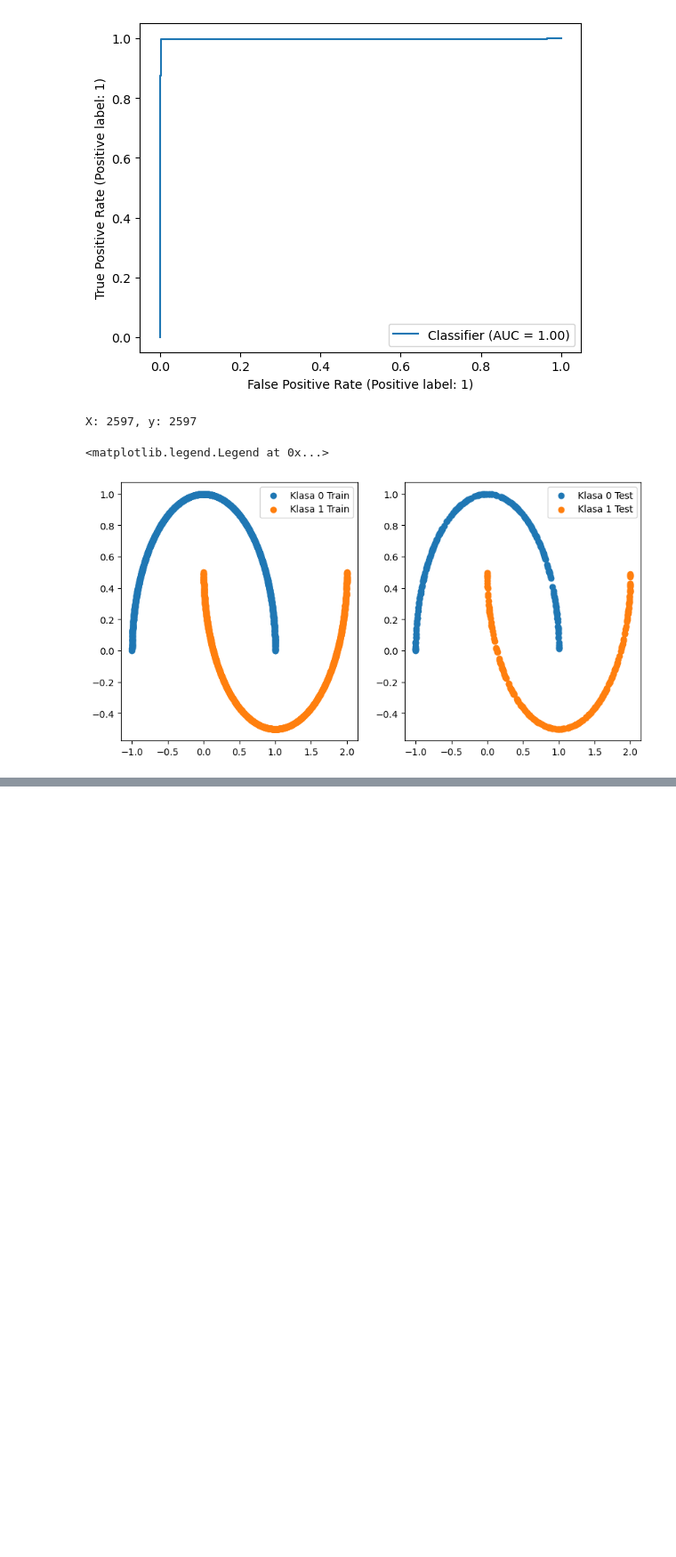
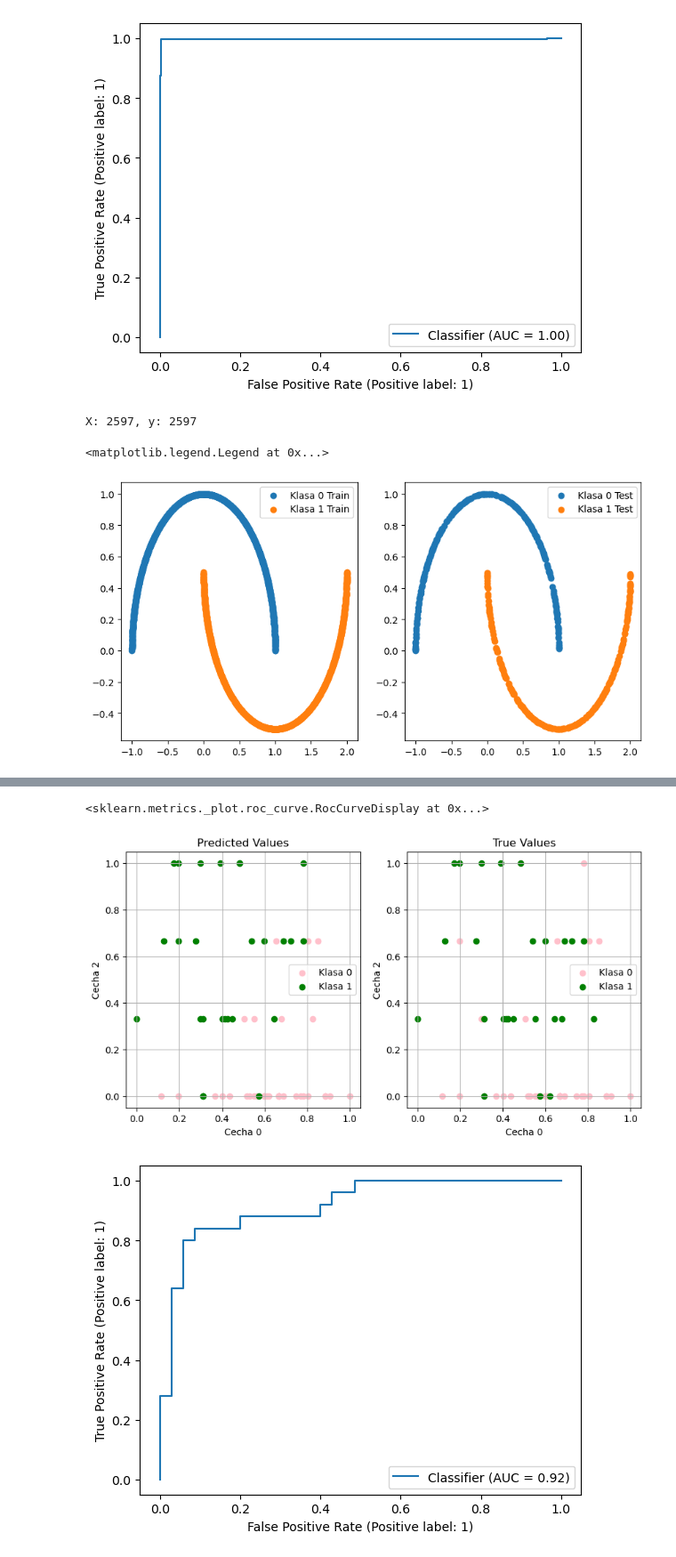
Before and after one commit to HaZhul/ML-models, a Jupyter notebook: PUM2/2_254397_Dominik_Pabiniak.ipynb, the cells around one changed output, grey strips where cells are left out. Shown at 89% size. Cells and saved outputs as stored; diff of their text form; code cells hidden in the pictures; blank space fills up the shorter version.

```diff
--- a/PUM2/2_254397_Dominik_Pabiniak.ipynb
+++ b/PUM2/2_254397_Dominik_Pabiniak.ipynb
@@ -532,0 +570,73 @@ Dokladnosc metody analitycznej: 55.0%
+# %%
+from sklearn.feature_selection import SequentialFeatureSelector
+start = time.time()
+X_SFS = np.array(heart_cleveland.iloc[:, :-1].values)
+y_SFS = np.array(heart_cleveland.iloc[:, -1].values)
+
+
+
+r3_classifier = RidgeClassifier(alpha=0.000001)
+selector = SequentialFeatureSelector(r3_classifier, n_features_to_select=4)
+selector.fit(X_SFS, y_SFS)
+chosen_features = np.array(selector.get_support())
+
+
+chosen_columns_2 = column_names2[chosen_features]
+X_chosen = np.array(heart_cleveland[chosen_columns_2].values)
+
+print(f'Wybrane kolumny sklearn: {chosen_columns_2}')
+print(f'Wybrane kolumny recznie: [thalach, oldpeak, ca, thal]')
+# thalach(0.42), oldpeak(0.5), ca(0.52), thal(0.51)
+
+
+X_train_SFS, X_test_SFS, y_train_SFS, y_test_SFS = train_test_split(X_chosen, y_SFS, test_size=0.2, random_state=254397)
+
+min_val = np.min(X_train_SFS, axis=0)
+max_val = np.max(X_train_SFS, axis=0)
+X_train_SFS = (X_train_SFS - min_val) / (max_val - min_val)
+
+min_val = np.min(X_test_SFS, axis=0)
+max_val = np.max(X_test_SFS, axis=0)
+X_test_SFS = (X_test_SFS - min_val) / (max_val - min_val)
+
+r3_classifier.fit(X_train_SFS, y_train_SFS)
+y_pred_sklearn_SFS = r3_classifier.predict(X_test_SFS)
+
+accuracy = accuracy_score(y_test_SFS, y_pred_sklearn_SFS)
+print(f'Dokldnosc: {round(accuracy * 100, 2)}')
+
+
+feature = [0, 2]
+colors = ['pink', 'green']
+labels = ['Klasa 0', 'Klasa 1']
+
+
+plt.figure(figsize=(10, 5))
+for i in range(0, 2):
+    plt.subplot(1, 2, 1)
+    X_plot = X_test_SFS[y_pred_sklearn_SFS == i]
+    plt.scatter(X_plot[:,feature[0]], X_plot[:,feature[1]], color=colors[i], marker='o', label=labels[i])
+plt.legend()
+plt.title('Predicted Values')
+plt.grid()
+plt.xlabel(f'Cecha {feature[0]}')
+plt.ylabel(f'Cecha {feature[1]}')
+
+plt.subplot(1, 2, 2)
+for i in range(0, 2):
+    X_plot = X_test_SFS[y_test_SFS == i]
+    plt.scatter(X_plot[:,feature[0]], X_plot[:,feature[1]], color=colors[i], marker='o', label=labels[i])
+plt.legend()
+plt.title('True Values')
+plt.grid()
+plt.xlabel(f'Cecha {feature[0]}')
+plt.ylabel(f'Cecha {feature[1]}')
+
+macierz_pomylek_2 = macierz_pomylek(y_test_SFS, y_pred_sklearn_SFS)
+print(macierz_pomylek_2)
+print(f'Czulosc: {sensitivity(macierz_pomylek_2)}%\nSwoistosc: {specificity(macierz_pomylek_2)}%')
+
+y_scores_SFS = r3_classifier.decision_function(X_test_SFS)
+# y_scores = r_classifier.decision_function(X_test)
+RocCurveDisplay.from_predictions(y_test_SFS, y_scores_SFS)
+# %% [output]
@@ -532,0 +650,3 @@ Dokladnosc metody analitycznej: 55.0%
+<sklearn.metrics._plot.roc_curve.RocCurveDisplay at 0x...>
+[figure, added]
+[figure, added]
```
Also changed, not shown: parts of 10 cells of this notebook.
